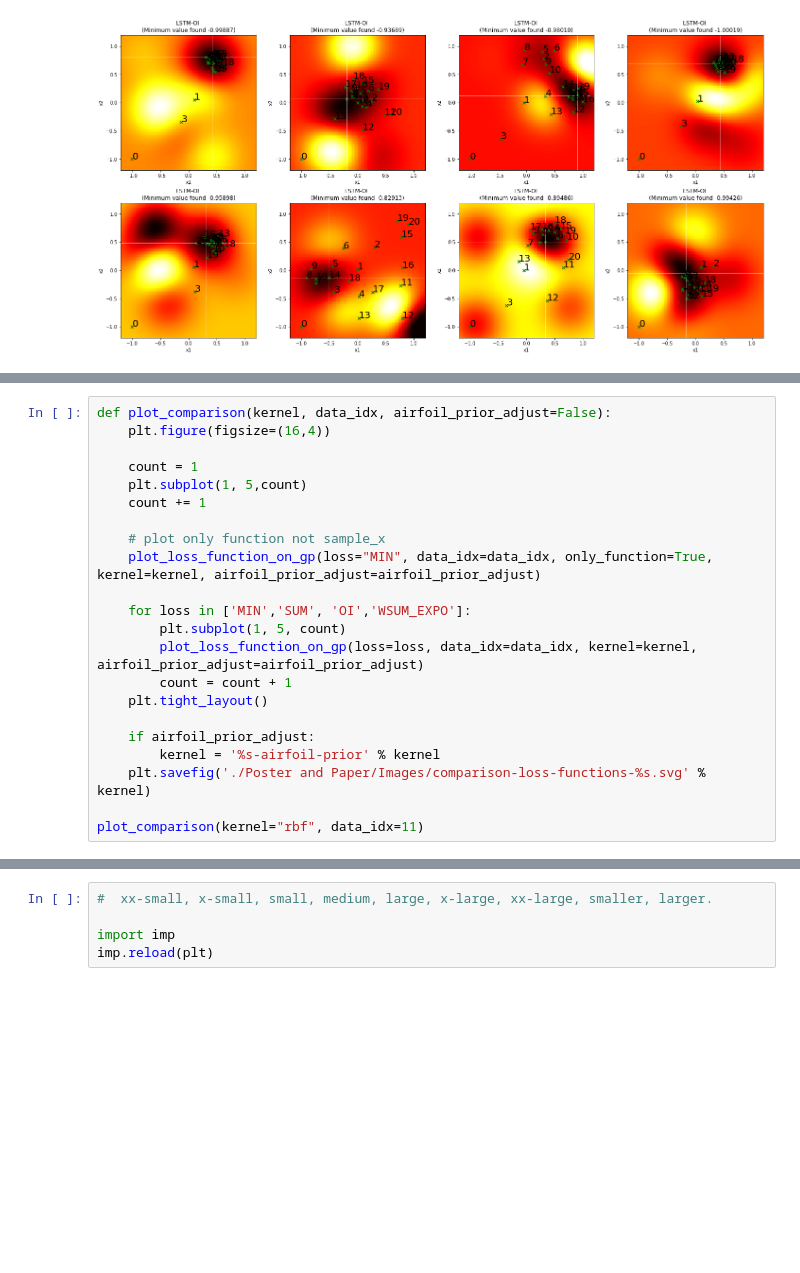
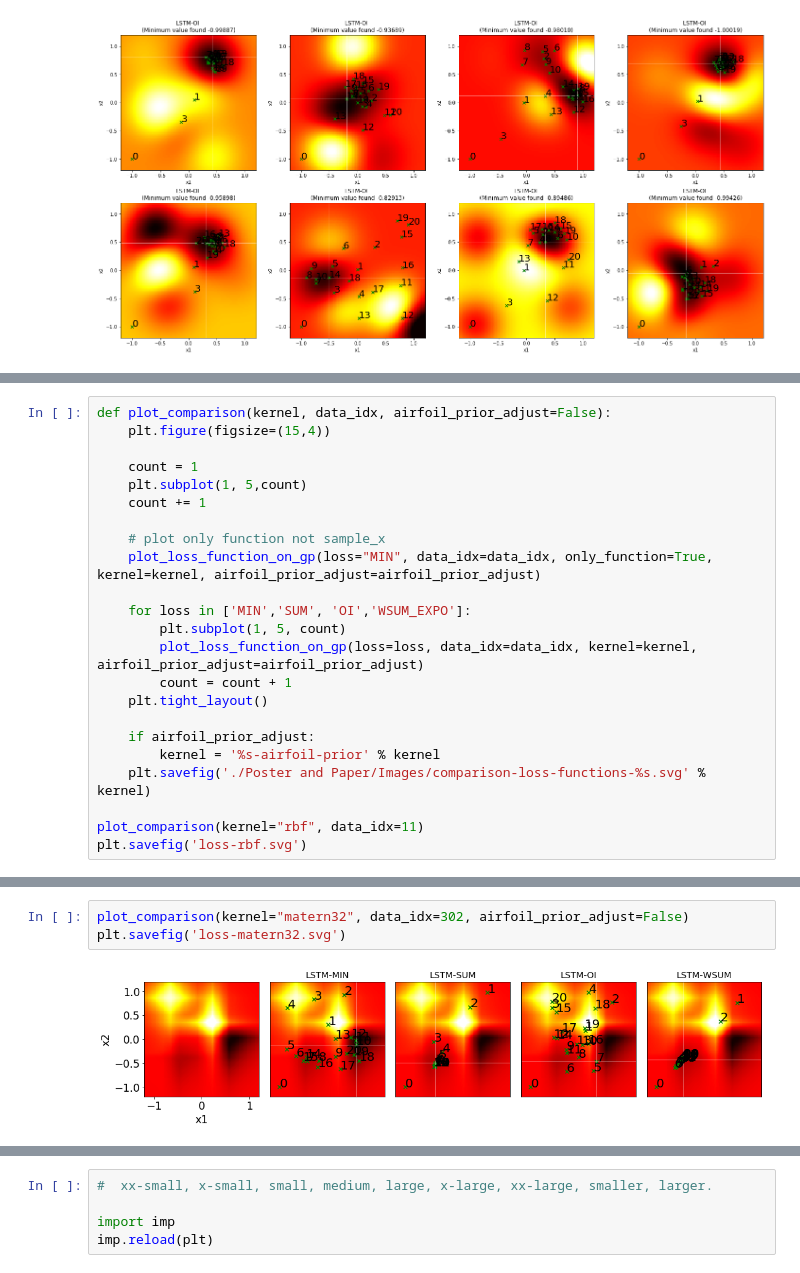
Before and after one commit to p16i/blackbox-optimization-using-rnns, a Jupyter notebook: compare-loss-functions.ipynb, the cells around one changed output, grey strips where cells are left out. Drawn from its saved outputs; the diff is of its cells as text; blank space fills up the shorter version.

```diff
--- a/compare-loss-functions.ipynb
+++ b/compare-loss-functions.ipynb
@@ -159,6 +165,6 @@ plot_with_several_data('SUMMIN')
 # %%
 def plot_comparison(kernel, data_idx, airfoil_prior_adjust=False):
-    plt.figure(figsize=(16,4))
+    plt.figure(figsize=(15,4))
 
     count = 1
     plt.subplot(1, 5,count)
@@ -178,4 +184,5 @@ def plot_comparison(kernel, data_idx, airfoil_prior_adjust=False):
     plt.savefig('./Poster and Paper/Images/comparison-loss-functions-%s.svg' % kernel)
 
 plot_comparison(kernel="rbf", data_idx=11)
+plt.savefig('loss-rbf.svg')
 # %% [output]
@@ -191,2 +194,7 @@ plot_with_several_data('SUM', kernel="matern32", data= [86,775,15,36, 189,300,76
+# %%
+plot_comparison(kernel="matern32", data_idx=302, airfoil_prior_adjust=False)
+plt.savefig('loss-matern32.svg')
+# %% [output]
+[figure, added]
 # %%
 # airfoil prior
```
Also changed, not shown: parts of 9 cells of this notebook, 4 other files.
